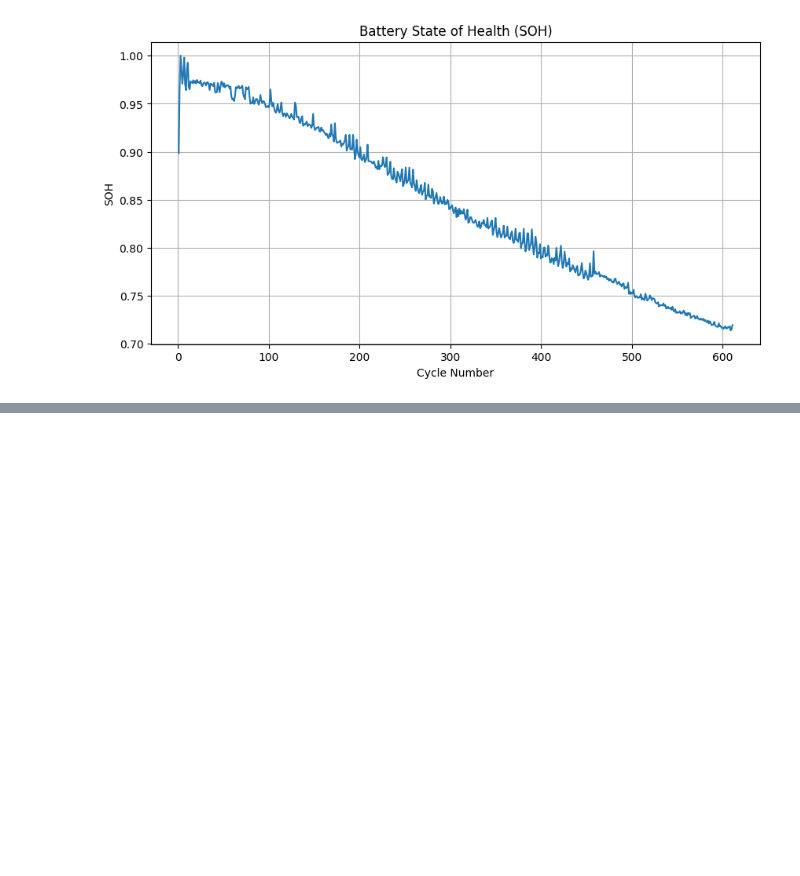
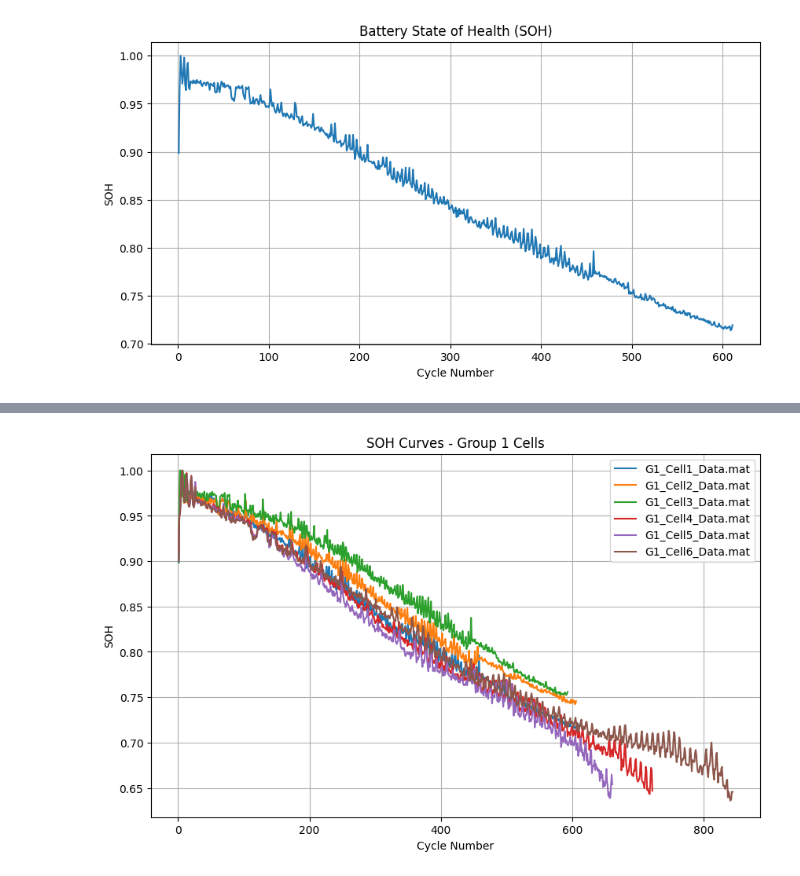
Before and after one commit to tej345/battery-degradation-research, a Jupyter notebook: notebooks/phase1_exploration.ipynb, the cells around one changed output, grey strips where cells are left out. Drawn from its saved outputs; the diff is of its cells as text; code cells hidden in the pictures; blank space fills up the shorter version.

```diff
--- a/notebooks/phase1_exploration.ipynb
+++ b/notebooks/phase1_exploration.ipynb
@@ -153,0 +229,6 @@ plt.show()
+# %%
+group1_files = glob.glob("../data/raw/Group 1/*Data.mat")
+print("Number of files:",len(group1_files))
+print("\nFIles found:")
+for file in group1_files:
+    print(file)
@@ -153,0 +245,16 @@ plt.show()
+# %%
+plt.figure(figsize=(10,6))
+for file in group1_files:
+    soh = extract_soh_curve(file)
+    cycles = np.arange(1, len(soh) + 1)
+    file_name = file.split("\\")[-1]
+    plt.plot(cycles, soh, label=file_name)
+
+plt.xlabel("Cycle Number")
+plt.ylabel("SOH")
+plt.title("SOH Curves - Group 1 Cells")
+plt.legend()
+plt.grid(True)
+plt.show()
+# %% [output]
+[figure, added]
```
Also changed, not shown: parts of 8 cells of this notebook.
